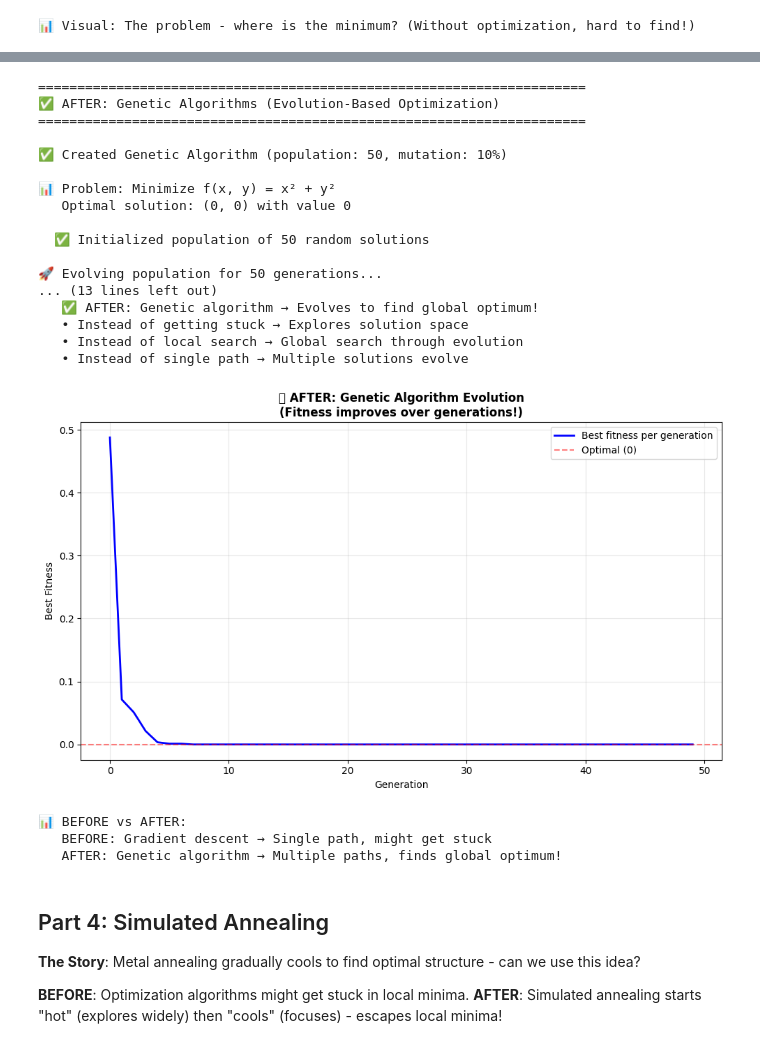
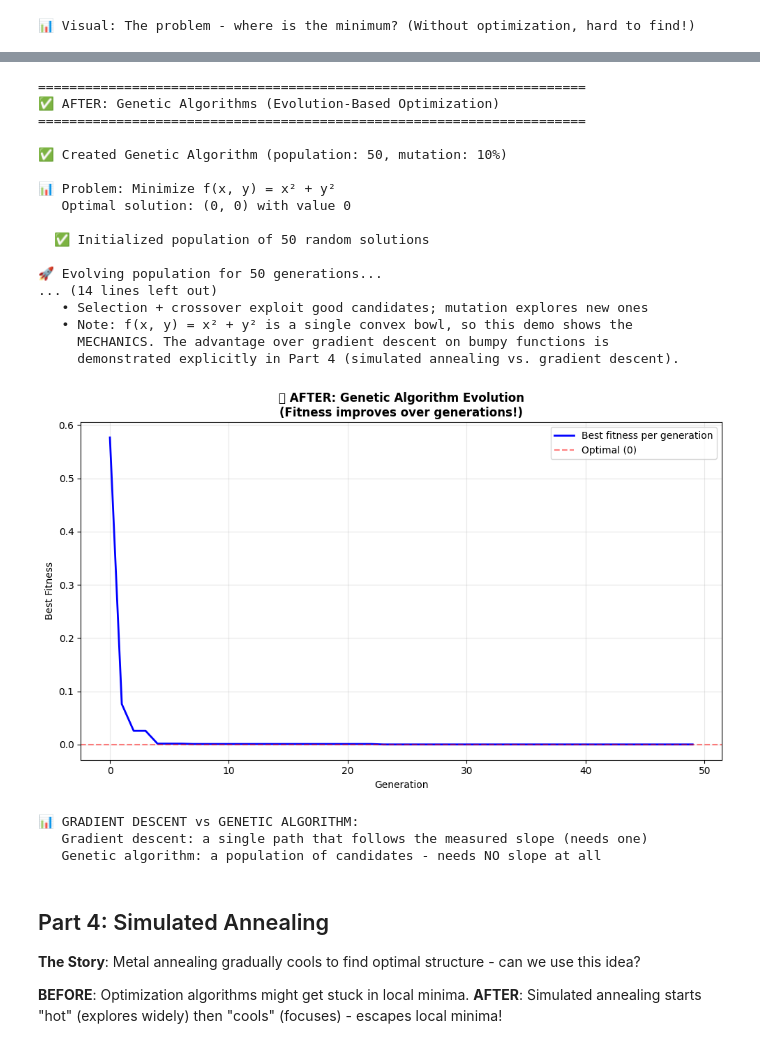
Before and after one commit to A-Alwabel/AI-Diploma-Program, a Jupyter notebook: Course 02/unit4-optimization-techniques/examples/01_optimization_techniques.ipynb, the cells around one changed output, grey strips where cells are left out. Drawn from its saved outputs; the diff is of its cells as text; code cells hidden in the pictures.

```diff
--- a/Course 02/unit4-optimization-techniques/examples/01_optimization_techniques.ipynb
+++ b/Course 02/unit4-optimization-techniques/examples/01_optimization_techniques.ipynb
@@ -388,18 +414,21 @@ print("   AFTER: Gradient descent → Systematic path directly to optimum!")
 # %%
 # Genetic Algorithms: Evolution-Based Optimization
-# BEFORE: Gradient descent gets stuck in local minima
-# AFTER: Genetic algorithms evolve solutions - can find global optimum!
+# Gradient-FREE global search: evolve a POPULATION of candidate solutions.
+# (Demo on a simple convex bowl so the mechanics are easy to watch.)
 
 import numpy as np
 import matplotlib.pyplot as plt
 import random
 
+np.random.seed(42)   # Reproducible evolution
+random.seed(42)
+
 class GeneticAlgorithm:
     """
     Genetic Algorithm: Evolution-based optimization.
 
-    THE PROBLEM: Gradient descent gets stuck in local minima.
-    THE SOLUTION: Evolve solutions like nature - mutation and selection!
+    THE PROBLEM: Some objectives have no usable gradient, or many local minima.
+    THE SOLUTION: Evolve solutions like nature - selection, crossover, mutation!
 
     How it works (like evolution):
     1. Create population of random solutions
@@ -450,7 +479,7 @@ class GeneticAlgorithm:
         """
         Select parents for next generation (survival of the fittest).
 
-        THE SOLUTION: Better solutions have higher chance of being selected!
+        Better solutions have a higher chance of being selected!
         This is how evolution works - fitter individuals survive.
         """
         # Convert fitness to selection probability (lower fitness = better)
@@ -467,7 +496,7 @@ class GeneticAlgorithm:
         """
         Create child by combining two parents (genetic crossover).
 
-        THE SOLUTION: Combine good traits from both parents!
+        Combine good traits from both parents!
         Example: Child = 0.5 × Parent1 + 0.5 × Parent2
         """
         # Simple crossover: average of parents
@@ -478,7 +507,7 @@ class GeneticAlgorithm:
         """
         Mutate individual to explore new solutions.
 
-        THE SOLUTION: Random changes help escape local minima!
+        Random changes keep the population exploring new candidates!
         """
         if random.random() < self.mutation_rate:
             # Add random noise to individual
@@ -494,7 +523,7 @@ class GeneticAlgorithm:
         """
         Evolve population for multiple generations.
 
-        THIS IS THE SOLUTION: Let evolution find the optimal solution!
+        Let evolution search for a good solution - no gradients involved!
         """
         self.initialize_population(bounds, n_dimensions)
 
@@ -561,51 +590,52 @@ print()
 
 # Evolve solution
 best_sol, best_fit = ga.evolve(bounds=(-5, 5), n_dimensions=2, generations=50)
 
-print("\n🔗 HOW THIS SOLVES THE PROBLEM:")
-print("   ❌ BEFORE: Gradient descent → Gets stuck in local minima")
-print("   ✅ AFTER: Genetic algorithm → Evolves to find global optimum!")
-print("   • Instead of getting stuck → Explores solution space")
-print("   • Instead of local search → Global search through evolution")
-print("   • Instead of single path → Multiple solutions evolve")
+print("\n🔗 WHAT THIS DEMONSTRATED (numbers computed above):")
+print(f"   • The GA reached fitness {best_fit:.6f} at {np.round(best_sol, 4)}")
+print("     using NO gradient information at all")
+print("   • Selection + crossover exploit good candidates; mutation explores new ones")
+print("   • Note: f(x, y) = x² + y² is a single convex bowl, so this demo shows the")
+print("     MECHANICS. The advantage over gradient descent on bumpy functions is")
+print("     demonstrated explicitly in Part 4 (simulated annealing vs. gradient descent).")
 
 # Visualize evolution
 plt.figure(figsize=(10, 6))
 plt.plot(ga.fitness_history, 'b-', linewidth=2, label='Best fitness per generation')
 plt.axhline(y=0, color='r', linestyle='--', alpha=0.5, label='Optimal (0)')
 plt.xlabel('Generation')
 plt.ylabel('Best Fitness')
 plt.title('✅ AFTER: Genetic Algorithm Evolution\n(Fitness improves over generations!)', fontweight='bold')
 plt.legend()
 plt.grid(True, alpha=0.3)
 plt.tight_layout()
 plt.show()
 
-print("\n📊 BEFORE vs AFTER:")
-print("   BEFORE: Gradient descent → Single path, might get stuck")
-print("   AFTER: Genetic algorithm → Multiple paths, finds global optimum!")
+print("\n📊 GRADIENT DESCENT vs GENETIC ALGORITHM:")
+print("   Gradient descent: a single path that follows the measured slope (needs one)")
+print("   Genetic algorithm: a population of candidates - needs NO slope at all")
 # %% [output]
 ======================================================================
 ✅ AFTER: Genetic Algorithms (Evolution-Based Optimization)
 ======================================================================
 
 ✅ Created Genetic Algorithm (population: 50, mutation: 10%)
 
 📊 Problem: Minimize f(x, y) = x² + y²
    Optimal solution: (0, 0) with value 0
 
   ✅ Initialized population of 50 random solutions
 
 🚀 Evolving population for 50 generations...
-... (13 lines left out)
-   ✅ AFTER: Genetic algorithm → Evolves to find global optimum!
-   • Instead of getting stuck → Explores solution space
-   • Instead of local search → Global search through evolution
-   • Instead of single path → Multiple solutions evolve
+... (14 lines left out)
+   • Selection + crossover exploit good candidates; mutation explores new ones
+   • Note: f(x, y) = x² + y² is a single convex bowl, so this demo shows the
+     MECHANICS. The advantage over gradient descent on bumpy functions is
+     demonstrated explicitly in Part 4 (simulated annealing vs. gradient descent).
-[figure, old version]
+[figure, new version]
-📊 BEFORE vs AFTER:
-   BEFORE: Gradient descent → Single path, might get stuck
-   AFTER: Genetic algorithm → Multiple paths, finds global optimum!
+📊 GRADIENT DESCENT vs GENETIC ALGORITHM:
+   Gradient descent: a single path that follows the measured slope (needs one)
+   Genetic algorithm: a population of candidates - needs NO slope at all
 # %% [markdown]
 ## Part 4: Simulated Annealing
 
```
Also changed, not shown: parts of 9 cells of this notebook, 17 other files.
